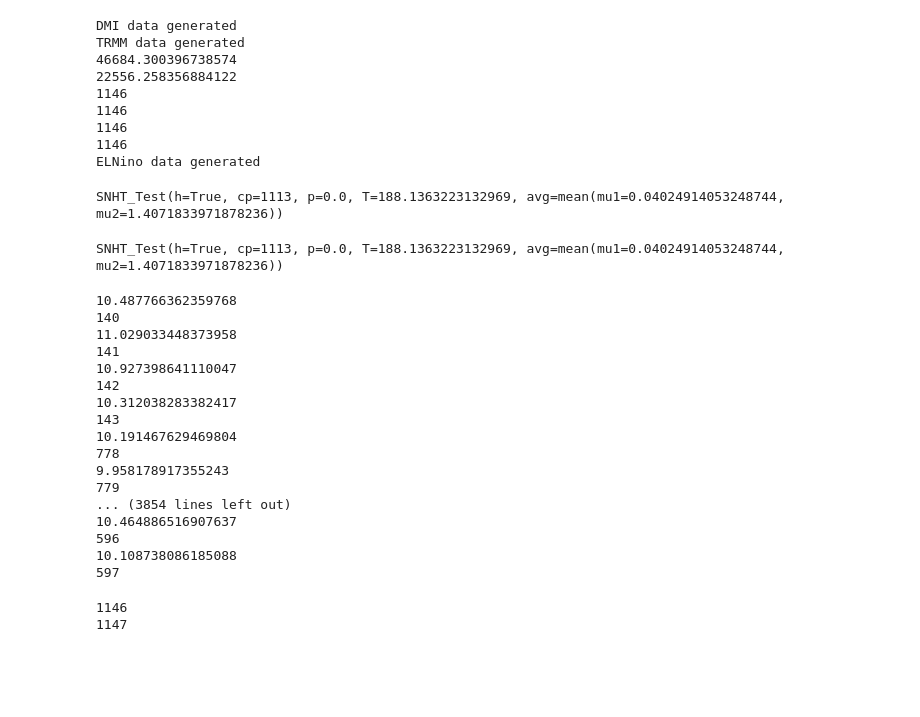
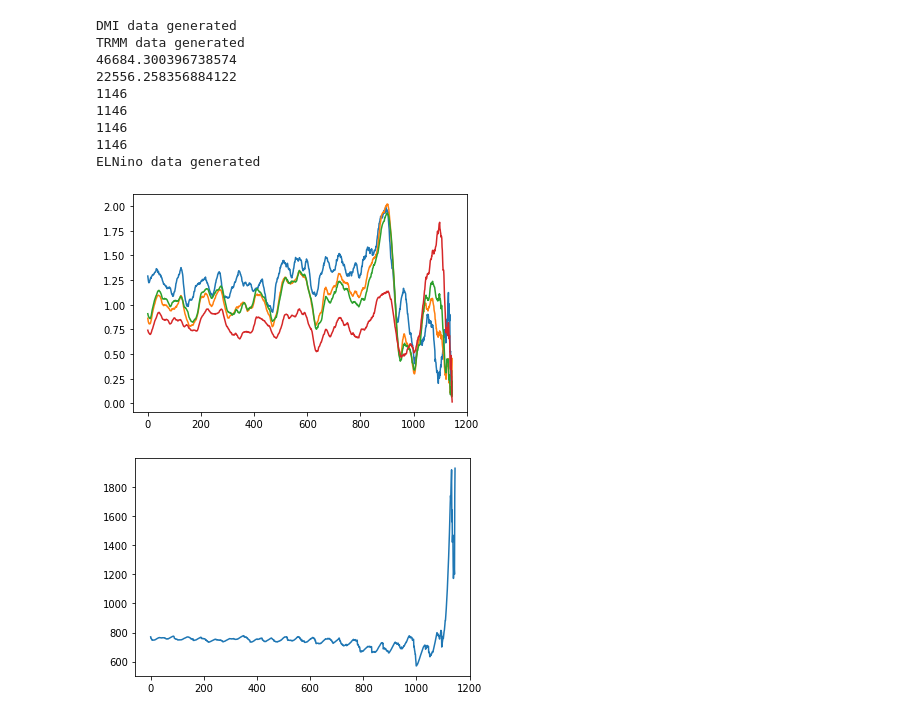
Before and after one commit to alexkwg/ClimateProject, a Jupyter notebook: Climate Project/ReadData.ipynb, the cells around one changed output. Saved outputs shown, nothing was run; the diff lists cells and outputs as text; code cells hidden in the pictures; blank space fills up the shorter version.

Commit message:
Some tests

```diff
--- a/Climate Project/ReadData.ipynb
+++ b/Climate Project/ReadData.ipynb
@@ -320,35 +318,3 @@ class AnalyzeData:
 analyze = AnalyzeData(reader)
 
 #analyze.generateAllSNHT()
-# %%
-analyze.SNHT(reader.DMI_list)
-# %% [output]
-SNHT_Test(h=True, cp=1113, p=0.0, T=188.1363223132969, avg=mean(mu1=0.04024914053248744, mu2=1.4071833971878236))
-SNHT_Test(h=True, cp=1113, p=0.0, T=188.1363223132969, avg=mean(mu1=0.04024914053248744, mu2=1.4071833971878236))
-# %%
-analyze.generateAllSNHT()
-# %% [output]
-10.487766362359768
-140
-11.029033448373958
-141
-10.927398641110047
-142
-10.312038283382417
-143
-10.191467629469804
-778
-9.958178917355243
-779
-... (3854 lines left out)
-10.464886516907637
-596
-10.108738086185088
-597
-# %%
-len(reader.TRMM_data['20090313'][0]) #its shaped at (n,13,11).
-print(len(reader.TRMM_acc_list))
-print(len(reader.DMI_list))
-# %% [output]
-1146
-1147
@@ -354,0 +382,20 @@ print(len(reader.DMI_list))
+# %%
+for j in range(len(reader.ElNino_list)):
+    vals = []
+    for i in range(len(reader.ElNino_list[j])):
+        vals.append(checkSquareDiffLag(reader.DMI_list,reader.ElNino_list[j],i))
+    plt.plot(vals)
+plt.show()
+
+#for j in range(len(reader.ElNino_list)):
+for j in range(1):
+    for lat in range(0,5):
+        vals = []
+        L = getTRMMid(reader.TRMM_acc_list,lat,0)
+        for i in range(len(reader.ElNino_list[j])):
+            vals.append(checkSquareDiffLag(L,reader.ElNino_list[j],i))
+    plt.plot(vals)
+plt.show()
+# %% [output]
+[figure, added]
+[figure, added]
```
Also changed, not shown: parts of 9 cells of this notebook.
